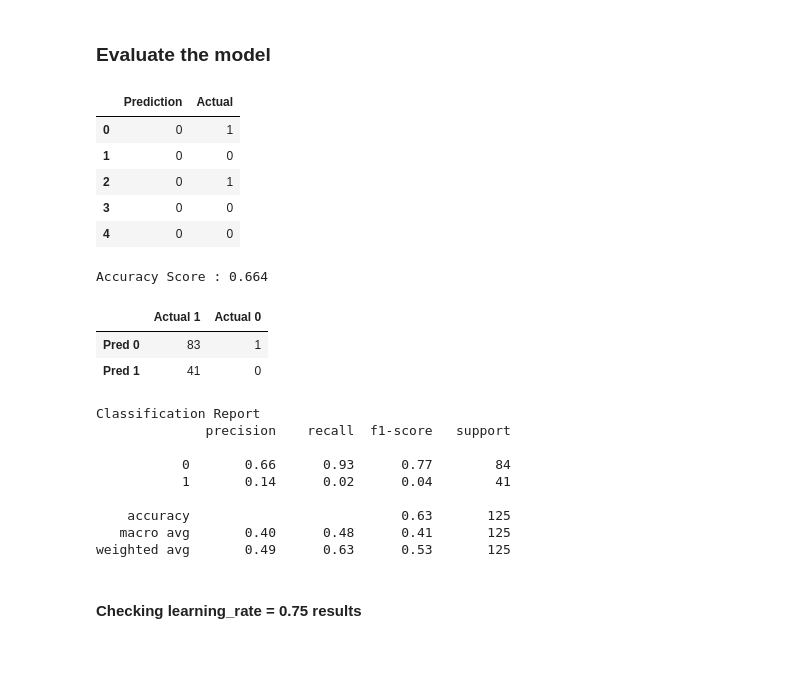
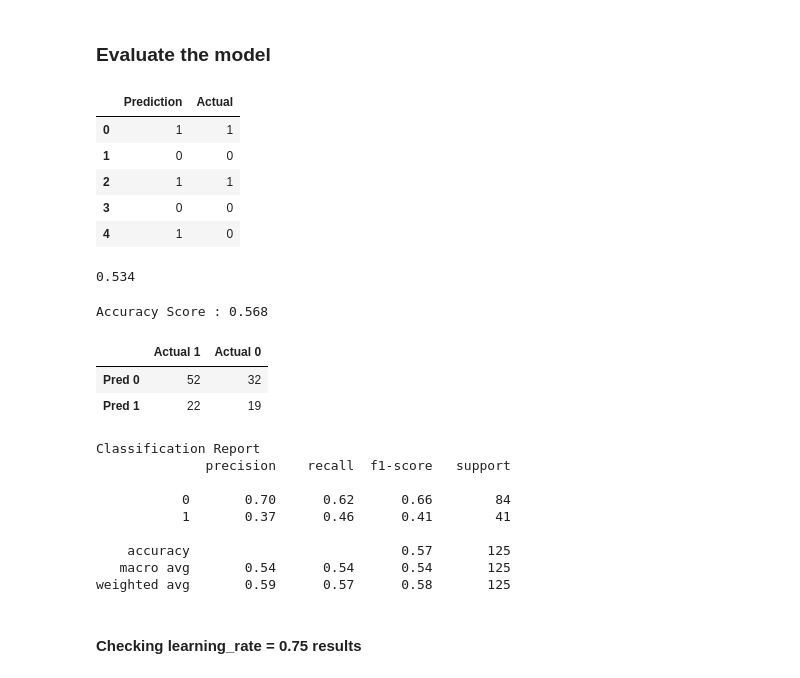
Before and after one commit to allaccountstaken/automl_v_hyperdrive, a Jupyter notebook: basic_model.ipynb, the cells around one changed output. Drawn from its saved outputs; the diff is of its cells as text; code cells hidden in the pictures.

```diff
--- a/basic_model.ipynb
+++ b/basic_model.ipynb
@@ -153,38 +175,45 @@ Prediction accuracy is 0.56000
 # %%
 # Calculating the accuracy score
 clf_best = GradientBoostingClassifier(n_estimators=20,
-                                     learning_rate=0.03,
+                                     learning_rate=0.75,
                                      max_features=5,
                                      max_depth=3,
                                      random_state=0
     )
 clf_best.fit(X_train_scaled, y_train.ravel())
 #y_pred = clf_best.predict(X_test_scaled)
 #accuracy_score(y_test, y_pred)
 
 # Make Prediction
 predictions = clf_best.predict(X_test_scaled)
 pd.DataFrame({"Prediction": predictions, "Actual": y_test.ravel()}).head(5)
 # %% [output]
 |  | Prediction | Actual |
-| 0 | 0 | 1 |
+| 0 | 1 | 1 |
 | 1 | 0 | 0 |
-| 2 | 0 | 1 |
+| 2 | 1 | 1 |
 | 3 | 0 | 0 |
-| 4 | 0 | 0 |
+| 4 | 1 | 0 |
+# %%
+# Important: double check the best model with cross validation
+from sklearn.model_selection import cross_val_score
+scores = cross_val_score(clf_best, X, y.ravel(), cv=10)
+scores.mean()
+# %% [output]
+0.534
 # %%
 # Calculating the accuracy score
 acc_score = accuracy_score(y_test, predictions)
 print(f"Accuracy Score : {acc_score}")
 # %% [output]
-Accuracy Score : 0.664
+Accuracy Score : 0.568
 # %%
 # Generate the confusion matrix
 pd.DataFrame(confusion_matrix(y_test, predictions), index=["Pred 0", "Pred 1"], columns=["Actual 1", "Actual 0"])
 # %% [output]
 |  | Actual 1 | Actual 0 |
-| Pred 0 | 83 | 1 |
-| Pred 1 | 41 | 0 |
+| Pred 0 | 52 | 32 |
+| Pred 1 | 22 | 19 |
 # %%
 # Generate classification report
 print("Classification Report")
@@ -193,12 +222,12 @@ print(classification_report(y_test, predictions))
 Classification Report
               precision    recall  f1-score   support
 
-           0       0.66      0.93      0.77        84
-           1       0.14      0.02      0.04        41
+           0       0.70      0.62      0.66        84
+           1       0.37      0.46      0.41        41
 
-    accuracy                           0.63       125
-   macro avg       0.40      0.48      0.41       125
-weighted avg       0.49      0.63      0.53       125
+    accuracy                           0.57       125
+   macro avg       0.54      0.54      0.54       125
+weighted avg       0.59      0.57      0.58       125
 # %% [markdown]
 #### Checking learning_rate = 0.75 results
 # %%
```
Also changed, not shown: parts of 4 cells of this notebook.
